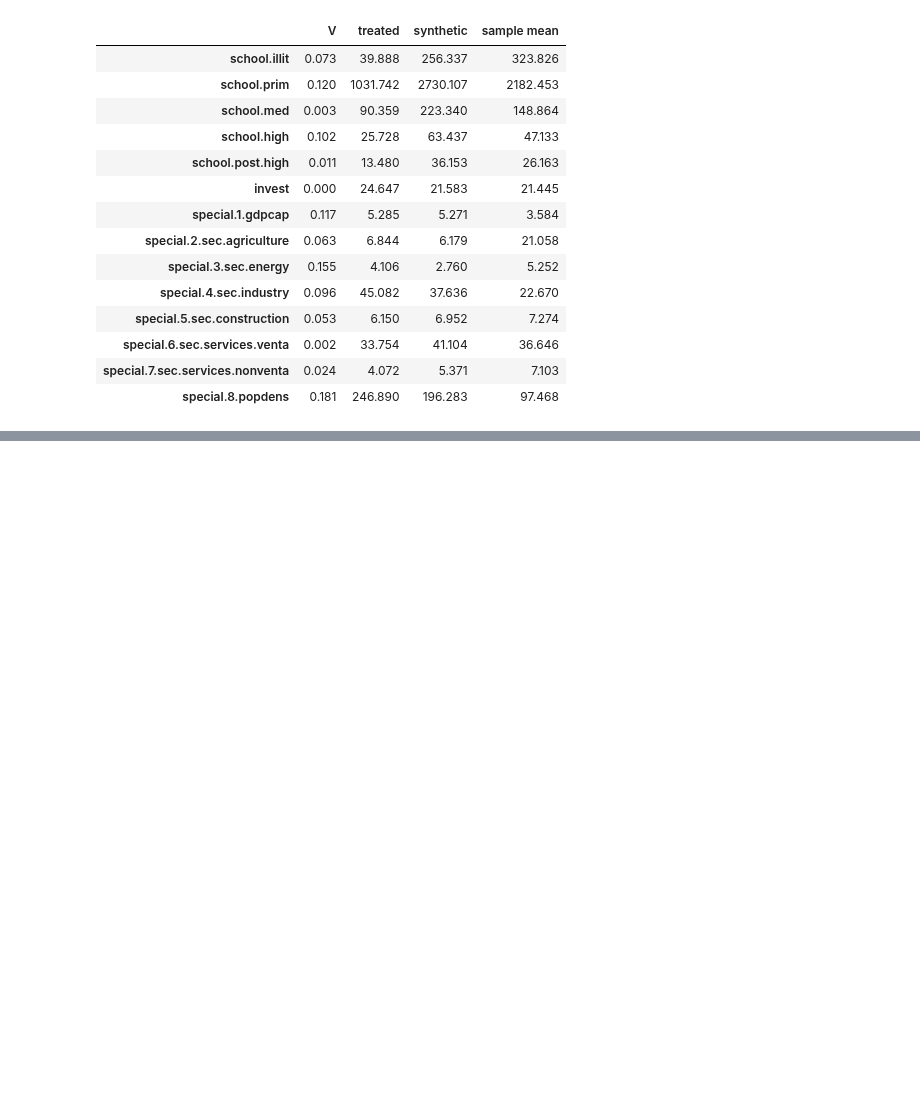
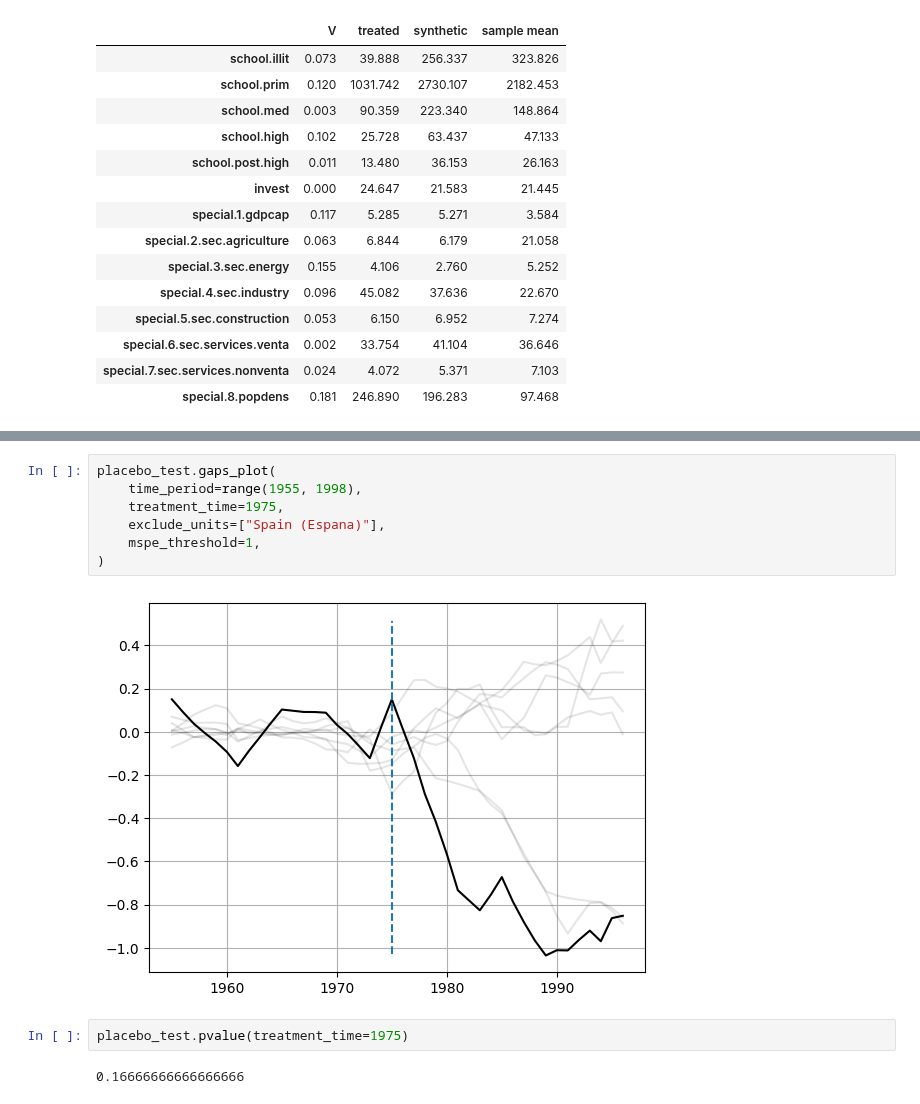
Before and after one commit to sdfordham/pysyncon, a Jupyter notebook: examples/basque.ipynb, the cells around one changed output, grey strips where cells are left out. Drawn from its saved outputs; the diff is of its cells as text; blank space fills up the shorter version.

```diff
--- a/examples/basque.ipynb
+++ b/examples/basque.ipynb
@@ -134,0 +138,13 @@ synth.gaps_plot(time_period=range(1955, 1998), treatment_time=1975)
+# %%
+placebo_test.gaps_plot(
+    time_period=range(1955, 1998),
+    treatment_time=1975,
+    exclude_units=["Spain (Espana)"],
+    mspe_threshold=1,
+)
+# %% [output]
+[figure, added]
+# %%
+placebo_test.pvalue(treatment_time=1975)
+# %% [output]
+0.16666666666666666
```
Also changed, not shown: parts of 2 cells of this notebook, 3 other files.
